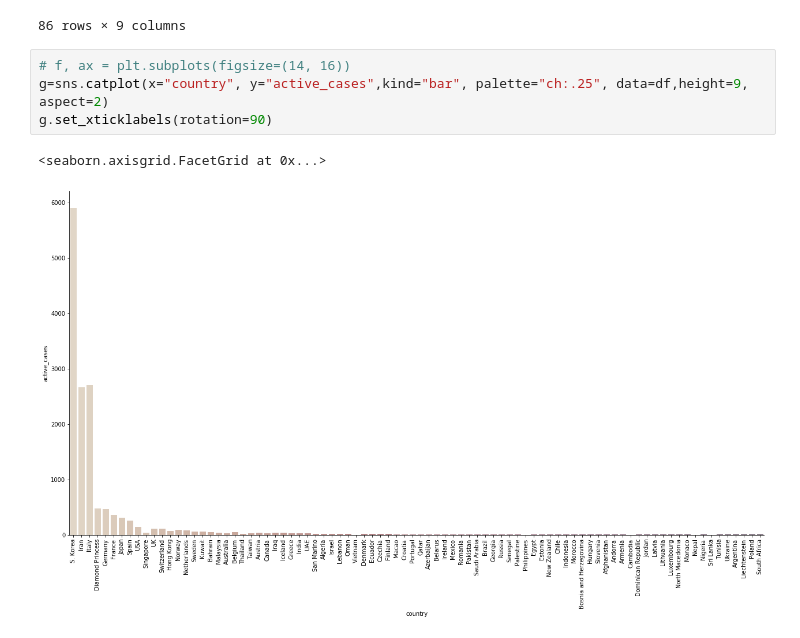
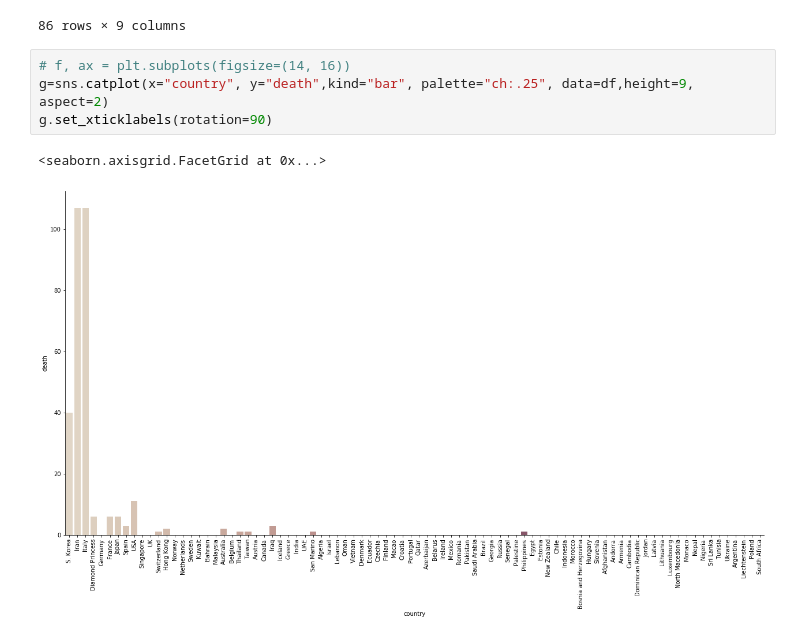
Before and after one commit to arnabdeypolimi/coronavirus, a Jupyter notebook: data_cleaning.ipynb, the cells around one changed output. Saved outputs shown, nothing was run; the diff lists cells and outputs as text.

```diff
--- a/data_cleaning.ipynb
+++ b/data_cleaning.ipynb
@@ -24,8 +24,8 @@ df
 86 rows × 9 columns
 # %%
 # f, ax = plt.subplots(figsize=(14, 16))
-g=sns.catplot(x="country", y="active_cases",kind="bar", palette="ch:.25", data=df,height=9, aspect=2)
+g=sns.catplot(x="country", y="death",kind="bar", palette="ch:.25", data=df,height=9, aspect=2)
 g.set_xticklabels(rotation=90)
 # %% [output]
 <seaborn.axisgrid.FacetGrid at 0x...>
-[figure, old version]
+[figure, new version]
```
Also changed, not shown: 2 other files.
